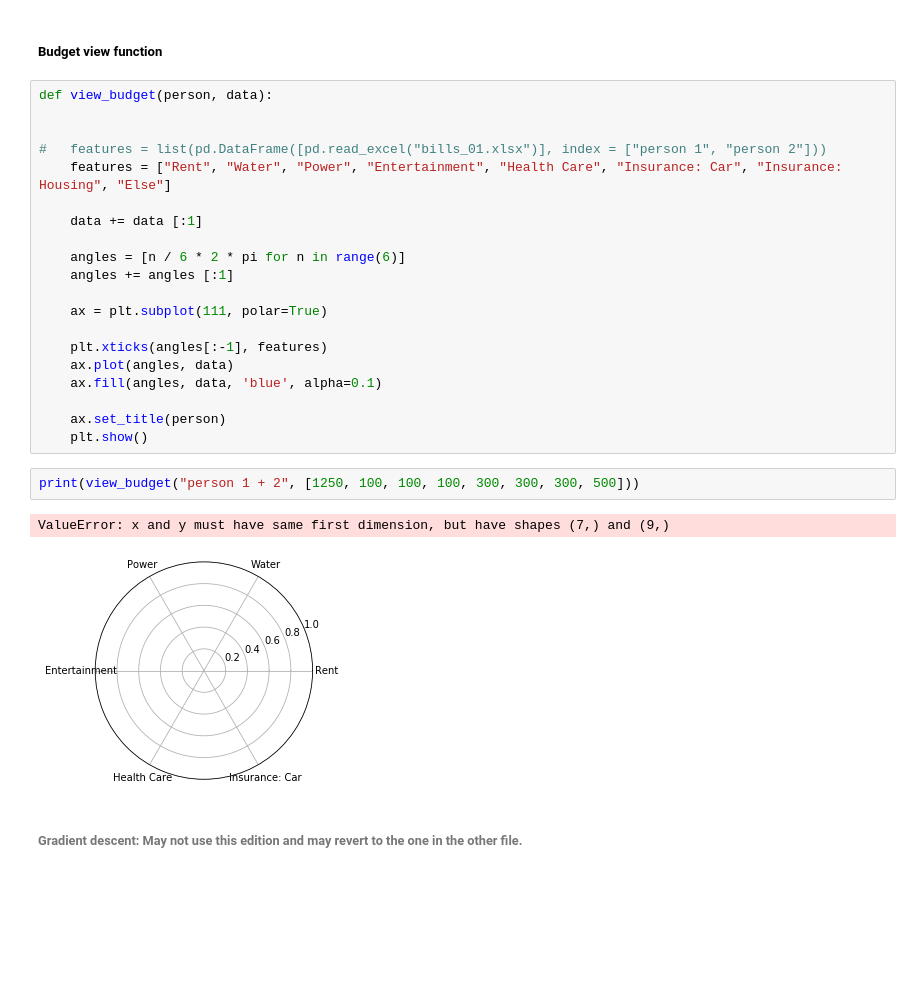
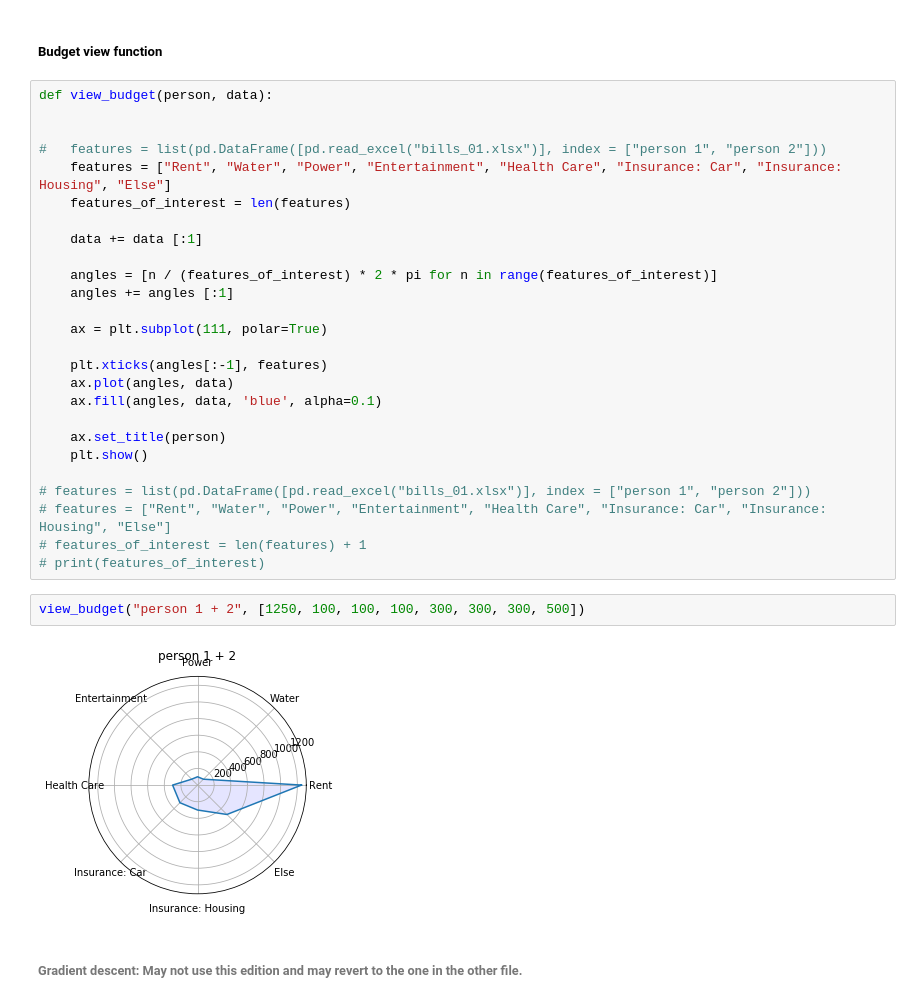
Before and after one commit to iheartbenzene/fantastic-octo-journey, a Jupyter notebook: budget_mk_X.ipynb, the cells around one changed output. Drawn from its saved outputs; the diff is of its cells as text; blank space fills up the shorter version.

```diff
--- a/budget_mk_X.ipynb
+++ b/budget_mk_X.ipynb
@@ -293,10 +290,11 @@ def view_budget(person, data):
 
 #   features = list(pd.DataFrame([pd.read_excel("bills_01.xlsx")], index = ["person 1", "person 2"]))
     features = ["Rent", "Water", "Power", "Entertainment", "Health Care", "Insurance: Car", "Insurance: Housing", "Else"]
+    features_of_interest = len(features)
 
     data += data [:1]
 
-    angles = [n / 6 * 2 * pi for n in range(6)]
+    angles = [n / (features_of_interest) * 2 * pi for n in range(features_of_interest)]
     angles += angles [:1]
 
     ax = plt.subplot(111, polar=True)
@@ -307,11 +305,15 @@ def view_budget(person, data):
 
     ax.set_title(person)
     plt.show()
+
+# features = list(pd.DataFrame([pd.read_excel("bills_01.xlsx")], index = ["person 1", "person 2"]))
+# features = ["Rent", "Water", "Power", "Entertainment", "Health Care", "Insurance: Car", "Insurance: Housing", "Else"]
+# features_of_interest = len(features) + 1
+# print(features_of_interest)
 # %%
-print(view_budget("person 1 + 2", [1250, 100, 100, 100, 300, 300, 300, 500]))
+view_budget("person 1 + 2", [1250, 100, 100, 100, 300, 300, 300, 500])
 # %% [output]
-ValueError: x and y must have same first dimension, but have shapes (7,) and (9,)
-[figure, old version]
+[figure, new version]
 # %% [markdown]
 ###### Gradient descent: May not use this edition and may revert to the one in the other file.
 # %%
```
Also changed, not shown: parts of 13 cells of this notebook.
